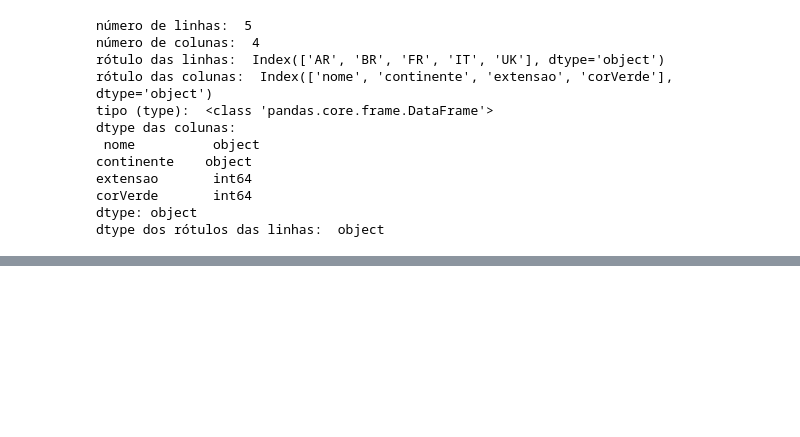
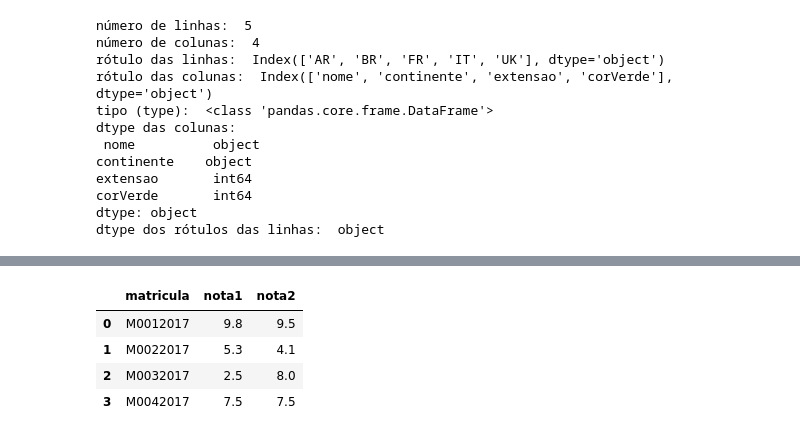
Before and after one commit to EmanuelCAC/data_science_ads, a Jupyter notebook: dataframe.ipynb, the cells around one changed output, grey strips where cells are left out. Cells and saved outputs as stored; diff of their text form; code cells hidden in the pictures; blank space fills up the shorter version.

```diff
--- a/dataframe.ipynb
+++ b/dataframe.ipynb
@@ -78,0 +219,14 @@ dtype dos rótulos das linhas:  object
+# %%
+# Importa arquivo CSV sem cabeçalho e com ";" como separador
+
+grades = pd.read_csv('/content/drive/MyDrive/Faculdade/6Semestre/CienciadeDados/MaterialApoio/notas.csv',
+                    sep=";",
+                    names=['matricula', 'nota1', 'nota2'])
+
+grades
+# %% [output]
+|  | matricula | nota1 | nota2 |
+| 0 | M0012017 | 9.8 | 9.5 |
+| 1 | M0022017 | 5.3 | 4.1 |
+| 2 | M0032017 | 2.5 | 8.0 |
+| 3 | M0042017 | 7.5 | 7.5 |
```
Also changed, not shown: parts of 12 cells of this notebook.
